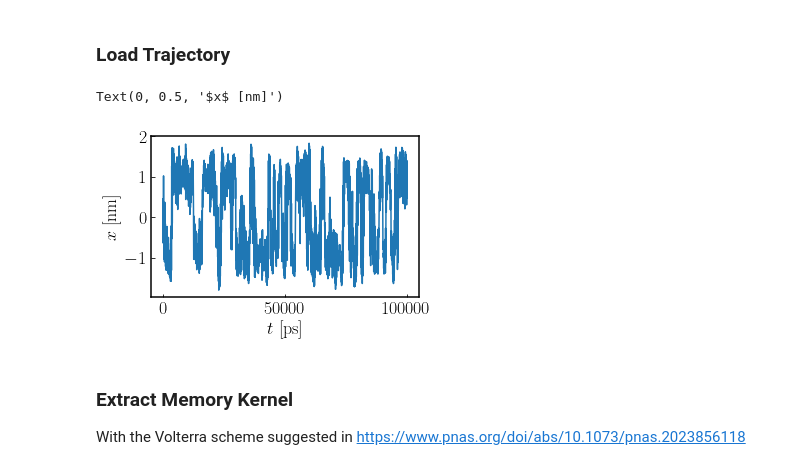
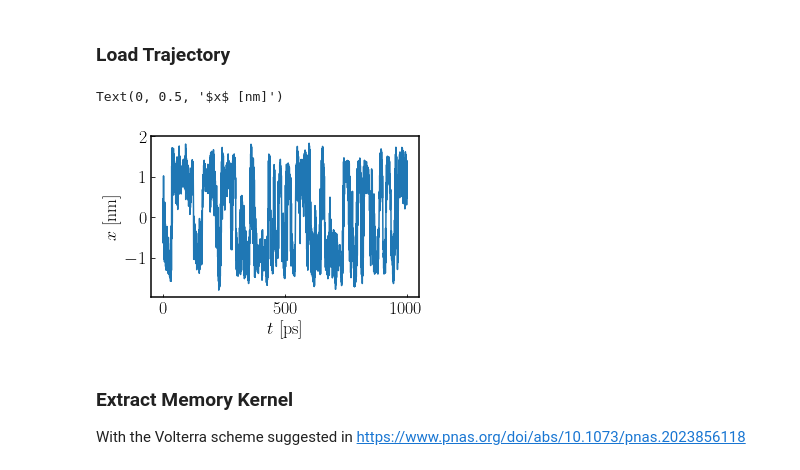
Before and after one commit to hkiefer/gle_sims, a Jupyter notebook: full_gle_modeling_example.ipynb, the cells around one changed output. Saved outputs shown, nothing was run; the diff lists cells and outputs as text; code cells hidden in the pictures.

```diff
--- a/full_gle_modeling_example.ipynb
+++ b/full_gle_modeling_example.ipynb
@@ -41,13 +41,15 @@ This Notebook demonstrates the typical Markovian embedding procedure for modelli
 # %% [markdown]
 ### Load Trajectory
 # %%
-x = np.load('test.npy')
-plt.plot(x[:100000])
+x = np.load('test.npy') #units are nm and ps
+dt=0.01 #ps
+t = np.arange(0, len(x)*dt, dt)
+plt.plot(t[:100000],x[:100000])
 plt.xlabel(r'$t$ [ps]')
 plt.ylabel(r'$x$ [nm]')
 # %% [output]
 Text(0, 0.5, '$x$ [nm]')
-[figure, old version]
+[figure, new version]
 # %% [markdown]
 ### Extract Memory Kernel
 
```
Also changed, not shown: parts of 6 cells of this notebook.
